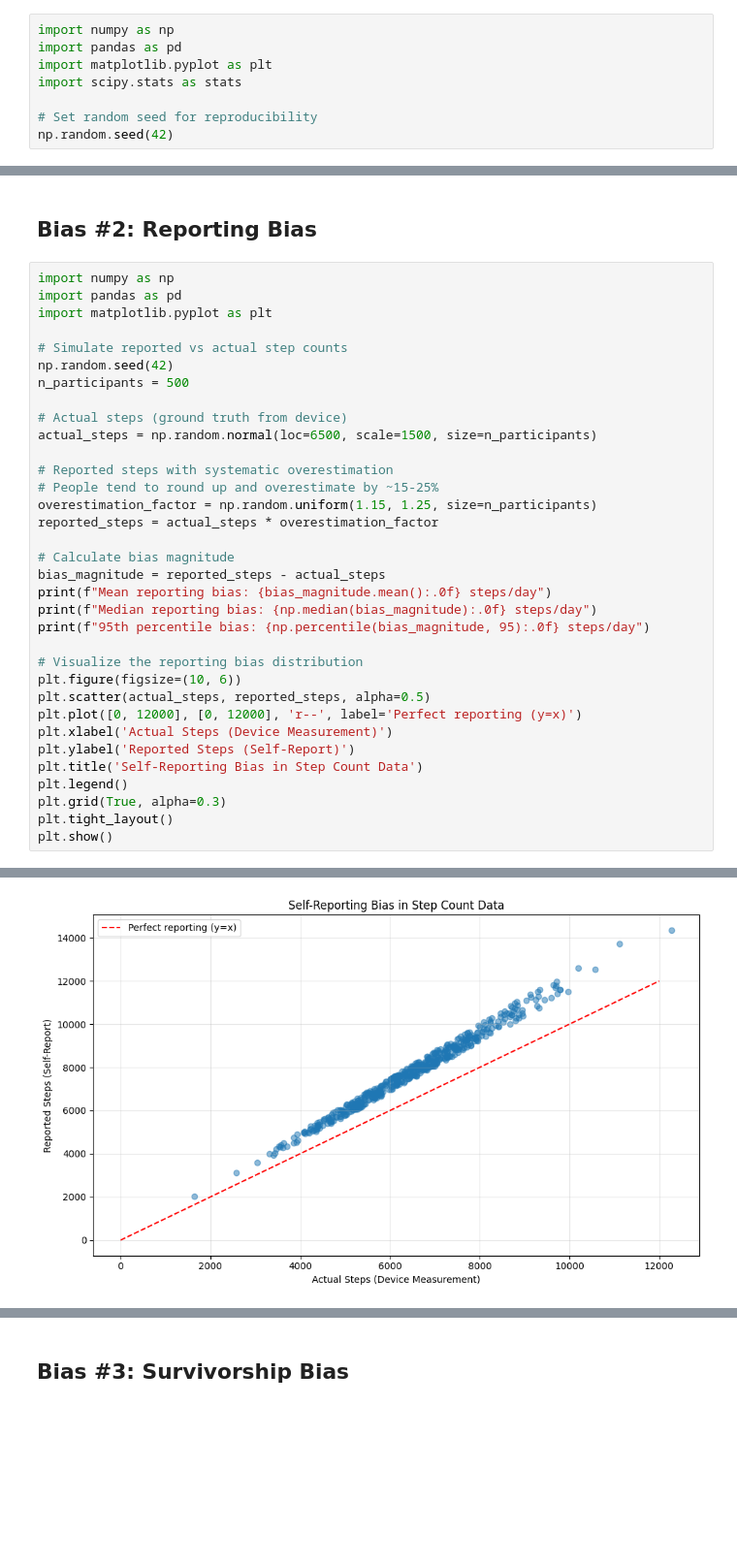
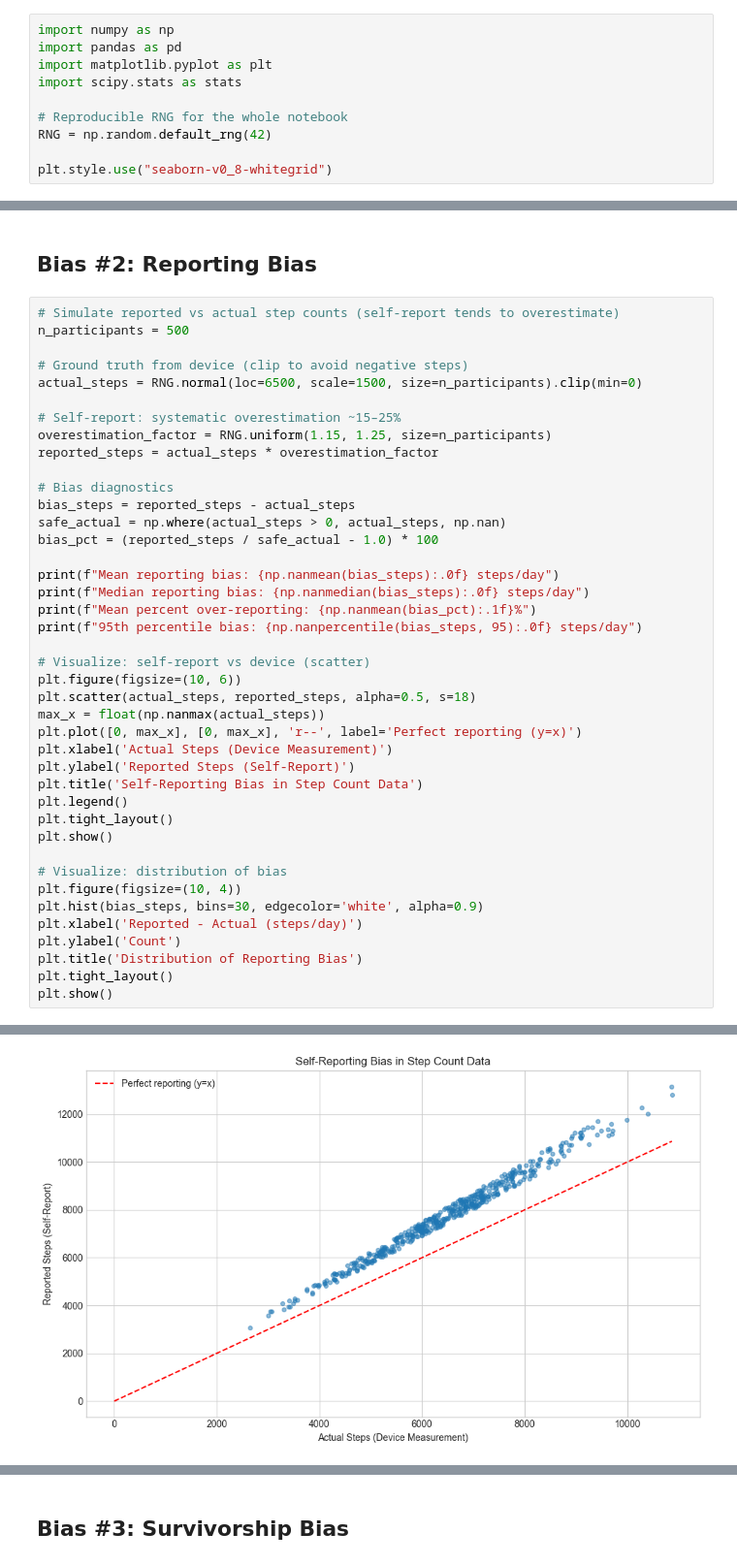
Before and after one commit to ajay-sai/Applied-Statistics, a Jupyter notebook: Statistical-Bias/01_Health_Monitoring_Device/solution.ipynb, the cells around one changed output, grey strips where cells are left out. Shown at 97% size. Cells and saved outputs as stored; diff of their text form; blank space fills up the shorter version.

```diff
--- a/Statistical-Bias/01_Health_Monitoring_Device/solution.ipynb
+++ b/Statistical-Bias/01_Health_Monitoring_Device/solution.ipynb
@@ -8,5 +17,7 @@ import pandas as pd
 import matplotlib.pyplot as plt
 import scipy.stats as stats
 
-# Set random seed for reproducibility
-np.random.seed(42)
+# Reproducible RNG for the whole notebook
+RNG = np.random.default_rng(42)
+
+plt.style.use("seaborn-v0_8-whitegrid")
@@ -29,37 +54,44 @@ Real-World Impact: A 2019 meta-analysis found self-selected intervention partici
 # %% [markdown]
 ## Bias #2: Reporting Bias
 # %%
-import numpy as np
-import pandas as pd
-import matplotlib.pyplot as plt
-
-# Simulate reported vs actual step counts
-np.random.seed(42)
+# Simulate reported vs actual step counts (self-report tends to overestimate)
 n_participants = 500
 
-# Actual steps (ground truth from device)
-actual_steps = np.random.normal(loc=6500, scale=1500, size=n_participants)
+# Ground truth from device (clip to avoid negative steps)
+actual_steps = RNG.normal(loc=6500, scale=1500, size=n_participants).clip(min=0)
 
-# Reported steps with systematic overestimation
-# People tend to round up and overestimate by ~15-25%
-overestimation_factor = np.random.uniform(1.15, 1.25, size=n_participants)
+# Self-report: systematic overestimation ~15–25%
+overestimation_factor = RNG.uniform(1.15, 1.25, size=n_participants)
 reported_steps = actual_steps * overestimation_factor
 
-# Calculate bias magnitude
-bias_magnitude = reported_steps - actual_steps
-print(f"Mean reporting bias: {bias_magnitude.mean():.0f} steps/day")
-print(f"Median reporting bias: {np.median(bias_magnitude):.0f} steps/day")
-print(f"95th percentile bias: {np.percentile(bias_magnitude, 95):.0f} steps/day")
+# Bias diagnostics
+bias_steps = reported_steps - actual_steps
+safe_actual = np.where(actual_steps > 0, actual_steps, np.nan)
+bias_pct = (reported_steps / safe_actual - 1.0) * 100
 
-# Visualize the reporting bias distribution
+print(f"Mean reporting bias: {np.nanmean(bias_steps):.0f} steps/day")
+print(f"Median reporting bias: {np.nanmedian(bias_steps):.0f} steps/day")
+print(f"Mean percent over-reporting: {np.nanmean(bias_pct):.1f}%")
+print(f"95th percentile bias: {np.nanpercentile(bias_steps, 95):.0f} steps/day")
+
+# Visualize: self-report vs device (scatter)
 plt.figure(figsize=(10, 6))
-plt.scatter(actual_steps, reported_steps, alpha=0.5)
-plt.plot([0, 12000], [0, 12000], 'r--', label='Perfect reporting (y=x)')
+plt.scatter(actual_steps, reported_steps, alpha=0.5, s=18)
+max_x = float(np.nanmax(actual_steps))
+plt.plot([0, max_x], [0, max_x], 'r--', label='Perfect reporting (y=x)')
 plt.xlabel('Actual Steps (Device Measurement)')
 plt.ylabel('Reported Steps (Self-Report)')
 plt.title('Self-Reporting Bias in Step Count Data')
 plt.legend()
-plt.grid(True, alpha=0.3)
 plt.tight_layout()
 plt.show()
+
+# Visualize: distribution of bias
+plt.figure(figsize=(10, 4))
+plt.hist(bias_steps, bins=30, edgecolor='white', alpha=0.9)
+plt.xlabel('Reported - Actual (steps/day)')
+plt.ylabel('Count')
+plt.title('Distribution of Reporting Bias')
+plt.tight_layout()
+plt.show()
 # %% [output]
@@ -69 +102 @@ Median reporting bias: 1286 steps/day
-[figure, old version]
+[figure, new version]
```
Also changed, not shown: parts of 15 cells of this notebook, 4 other files.
